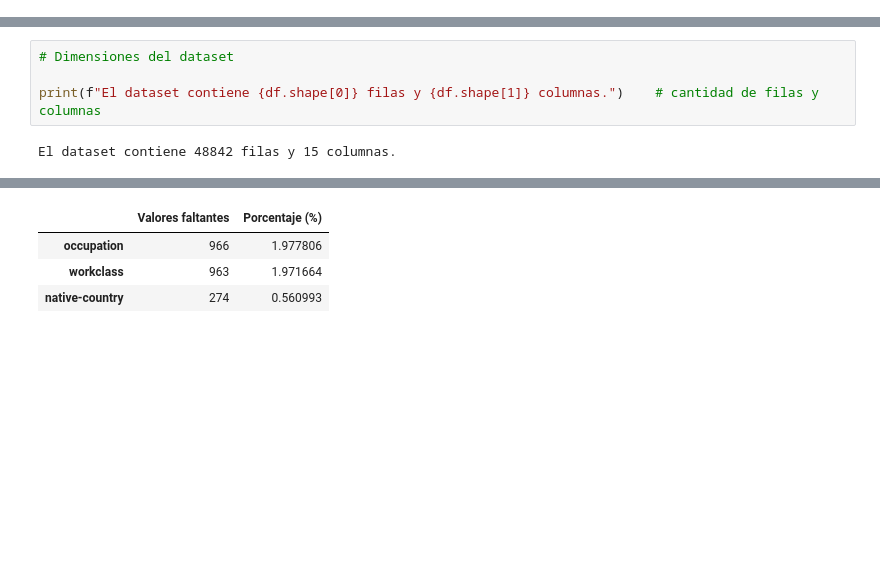
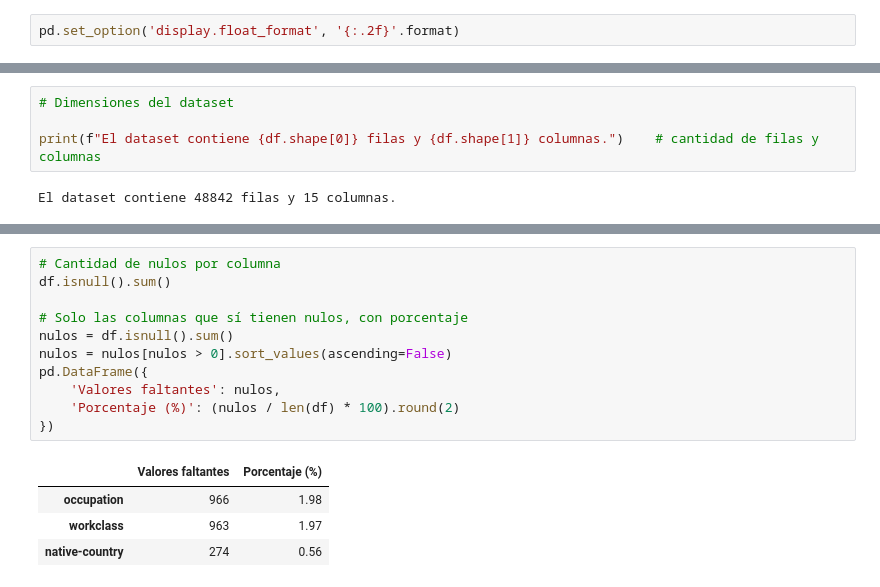
Before and after one commit to sebacalfa/ProyFinal_Mod6, a Jupyter notebook: Proyecto_Final_Mod6.ipynb, the cells around one changed output, grey strips where cells are left out. Saved outputs shown, nothing was run; the diff lists cells and outputs as text; blank space fills up the shorter version.

```diff
--- a/Proyecto_Final_Mod6.ipynb
+++ b/Proyecto_Final_Mod6.ipynb
@@ -84,6 +86,8 @@ print(adult.variables)
 12                                               None  None             no
 13  United-States, Cambodia, England, Puerto-Rico,...  None            yes
 14                                       >50K, <=50K.  None             no
+# %%
+pd.set_option('display.float_format', '{:.2f}'.format)
 # %%
 # Visualizamos las primeras 15 filas
 
@@ -147,6 +157,16 @@ memory usage: 5.6+ MB
 # %%
+# Cantidad de nulos por columna
+df.isnull().sum()
+
+# Solo las columnas que sí tienen nulos, con porcentaje
+nulos = df.isnull().sum()
+nulos = nulos[nulos > 0].sort_values(ascending=False)
+pd.DataFrame({
+    'Valores faltantes': nulos,
+    'Porcentaje (%)': (nulos / len(df) * 100).round(2)
+})
 # %% [output]
 |  | Valores faltantes | Porcentaje (%) |
-| occupation | 966 | 1.977806 |
-| workclass | 963 | 1.971664 |
-| native-country | 274 | 0.560993 |
+| occupation | 966 | 1.98 |
+| workclass | 963 | 1.97 |
+| native-country | 274 | 0.56 |
```
Also changed, not shown: parts of 24 cells of this notebook.
